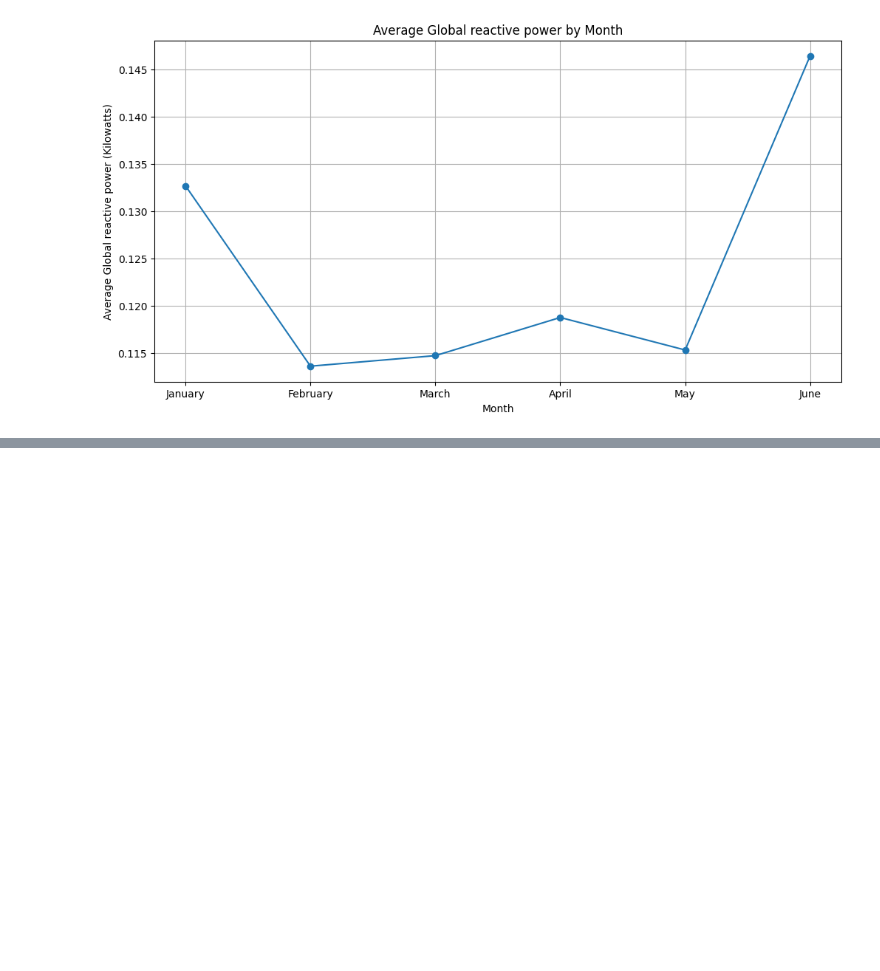
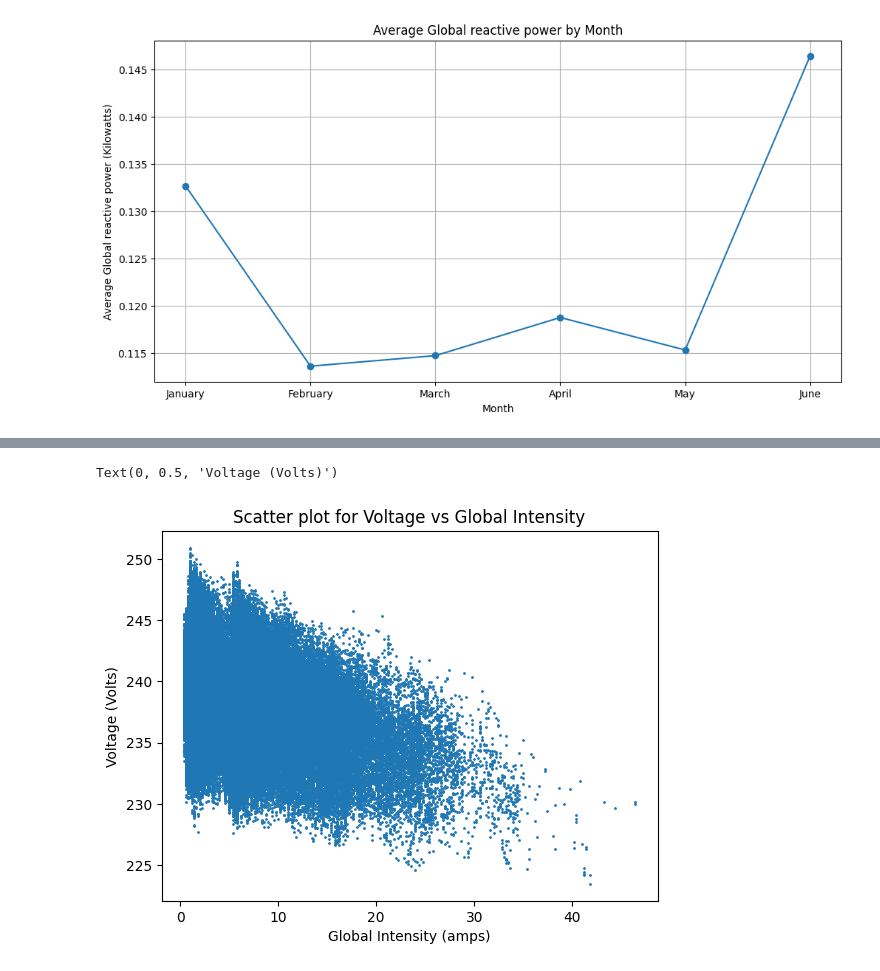
Before and after one commit to Shivansh20128/Electricity-Consumption-for-Household-Appliances, a Jupyter notebook: script.ipynb, the cells around one changed output, grey strips where cells are left out. Saved outputs shown, nothing was run; the diff lists cells and outputs as text; code cells hidden in the pictures; blank space fills up the shorter version.

```diff
--- a/script.ipynb
+++ b/script.ipynb
@@ -130,0 +175,10 @@ plt.show()
+# %%
+x1 = df[['Global_intensity']]
+y1 = df['Voltage']
+plt.scatter(x1,y1, s=1)
+plt.title('Scatter plot for Voltage vs Global Intensity')
+plt.xlabel("Global Intensity (amps)")
+plt.ylabel("Voltage (Volts)")
+# %% [output]
+Text(0, 0.5, 'Voltage (Volts)')
+[figure, added]
```
Also changed, not shown: parts of 2 cells of this notebook.
